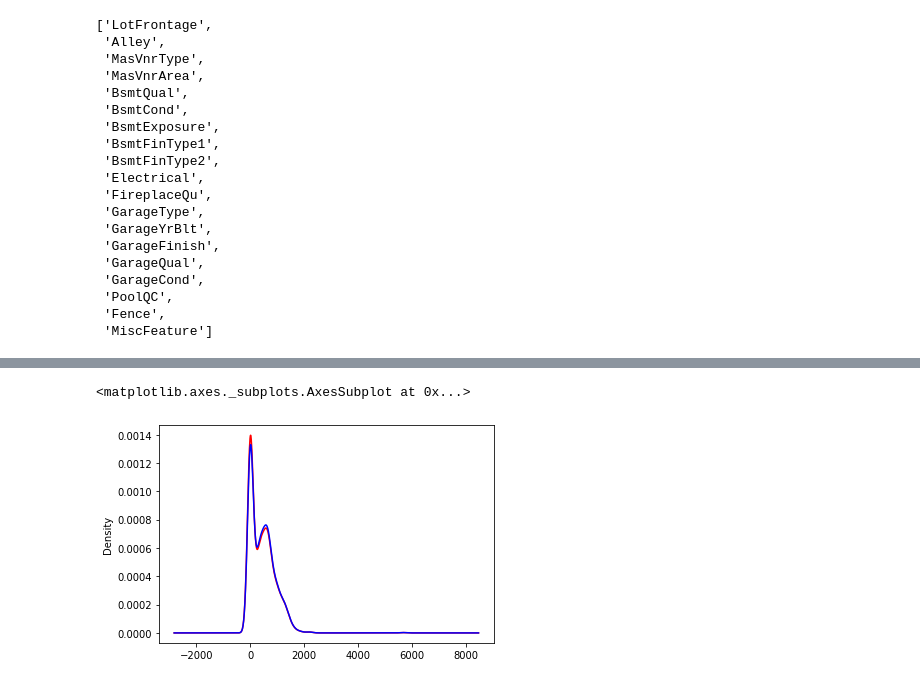
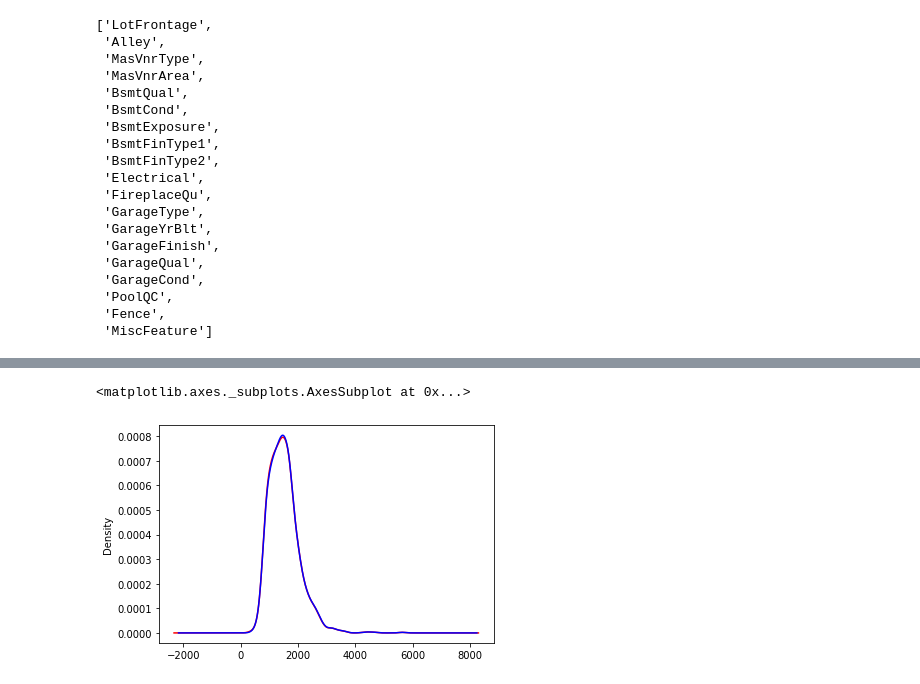
Before and after one commit to mahesh-ml/MLBasics, a Jupyter notebook: complete_case_analysis.ipynb, the cells around one changed output, grey strips where cells are left out. Drawn from its saved outputs; the diff is of its cells as text; code cells hidden in the pictures.

```diff
--- a/complete_case_analysis.ipynb
+++ b/complete_case_analysis.ipynb
@@ -114,7 +134,15 @@ data_cca['BsmtFinSF1'].hist(bins=50, ax= ax , color='blue', density=True, alpha=
-# %%
-
-data['BsmtFinSF1'].plot.density(color='Red')
-data_cca['BsmtFinSF1'].plot.density(color='blue')
-# %% [output]
-<matplotlib.axes._subplots.AxesSubplot at 0x...>
-[figure, removed]
+# %%
+## let's check the distribution of a few variables before and after
+# cca: density plot
+
+fig = plt.figure()
+ax = fig.add_subplot(111)
+
+# original data
+data['GrLivArea'].plot.density(color='red')
+
+# data after cca
+data_cca['GrLivArea'].plot.density(color='blue')
+# %% [output]
+<matplotlib.axes._subplots.AxesSubplot at 0x...>
+[figure, added]
```
Also changed, not shown: parts of 17 cells of this notebook.
